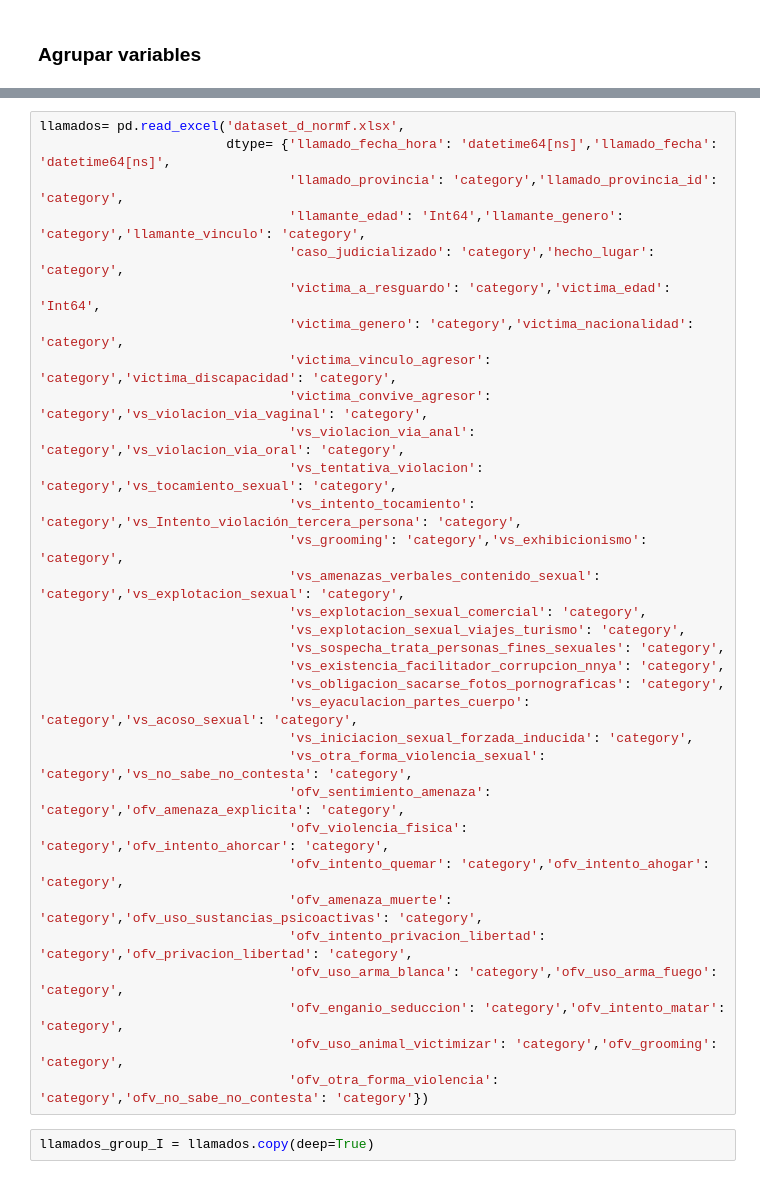
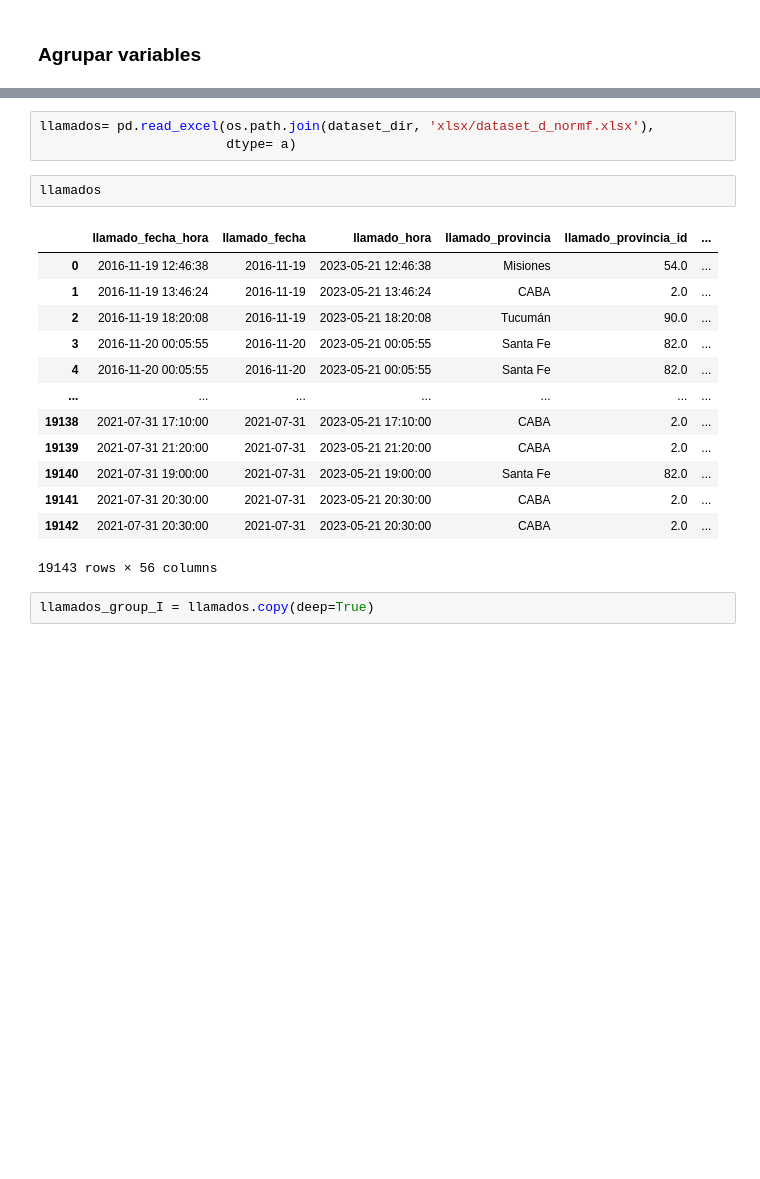
Before and after one commit to VicColombo/linea_137_llamados_vs, a Jupyter notebook: code/notebooks/agrupar_variables.ipynb, the cells around one changed output, grey strips where cells are left out. Drawn from its saved outputs; the diff is of its cells as text; blank space fills up the shorter version.

```diff
--- a/code/notebooks/agrupar_variables.ipynb
+++ b/code/notebooks/agrupar_variables.ipynb
@@ -8,35 +46,22 @@ from herramientas import seteo_agrupador
 # %%
-llamados= pd.read_excel('dataset_d_normf.xlsx',
-                        dtype= {'llamado_fecha_hora': 'datetime64[ns]','llamado_fecha': 'datetime64[ns]',
-                                'llamado_provincia': 'category','llamado_provincia_id': 'category',
-                                'llamante_edad': 'Int64','llamante_genero': 'category','llamante_vinculo': 'category',
-                                'caso_judicializado': 'category','hecho_lugar': 'category',
-                                'victima_a_resguardo': 'category','victima_edad': 'Int64',
-                                'victima_genero': 'category','victima_nacionalidad': 'category',
-                                'victima_vinculo_agresor': 'category','victima_discapacidad': 'category',
-                                'victima_convive_agresor': 'category','vs_violacion_via_vaginal': 'category',
-                                'vs_violacion_via_anal': 'category','vs_violacion_via_oral': 'category',
-                                'vs_tentativa_violacion': 'category','vs_tocamiento_sexual': 'category',
-                                'vs_intento_tocamiento': 'category','vs_Intento_violación_tercera_persona': 'category',
-                                'vs_grooming': 'category','vs_exhibicionismo': 'category',
-                                'vs_amenazas_verbales_contenido_sexual': 'category','vs_explotacion_sexual': 'category',
-                                'vs_explotacion_sexual_comercial': 'category',
-                                'vs_explotacion_sexual_viajes_turismo': 'category',
-                                'vs_sospecha_trata_personas_fines_sexuales': 'category',
-                                'vs_existencia_facilitador_corrupcion_nnya': 'category',
-                                'vs_obligacion_sacarse_fotos_pornograficas': 'category',
-                                'vs_eyaculacion_partes_cuerpo': 'category','vs_acoso_sexual': 'category',
-                                'vs_iniciacion_sexual_forzada_inducida': 'category',
-                                'vs_otra_forma_violencia_sexual': 'category','vs_no_sabe_no_contesta': 'category',
-                                'ofv_sentimiento_amenaza': 'category','ofv_amenaza_explicita': 'category',
-                                'ofv_violencia_fisica': 'category','ofv_intento_ahorcar': 'category',
-                                'ofv_intento_quemar': 'category','ofv_intento_ahogar': 'category',
-                                'ofv_amenaza_muerte': 'category','ofv_uso_sustancias_psicoactivas': 'category',
-                                'ofv_intento_privacion_libertad': 'category','ofv_privacion_libertad': 'category',
-                                'ofv_uso_arma_blanca': 'category','ofv_uso_arma_fuego': 'category',
-                                'ofv_enganio_seduccion': 'category','ofv_intento_matar': 'category',
-                                'ofv_uso_animal_victimizar': 'category','ofv_grooming': 'category',
-                                'ofv_otra_forma_violencia': 'category','ofv_no_sabe_no_contesta': 'category'})
+llamados= pd.read_excel(os.path.join(dataset_dir, 'xlsx/dataset_d_normf.xlsx'),
+                        dtype= a)
+# %%
+llamados
+# %% [output]
+|  | llamado_fecha_hora | llamado_fecha | llamado_hora | llamado_provincia | llamado_provincia_id | ... |
+| 0 | 2016-11-19 12:46:38 | 2016-11-19 | 2023-05-21 12:46:38 | Misiones | 54.0 | ... |
+| 1 | 2016-11-19 13:46:24 | 2016-11-19 | 2023-05-21 13:46:24 | CABA | 2.0 | ... |
+| 2 | 2016-11-19 18:20:08 | 2016-11-19 | 2023-05-21 18:20:08 | Tucumán | 90.0 | ... |
+| 3 | 2016-11-20 00:05:55 | 2016-11-20 | 2023-05-21 00:05:55 | Santa Fe | 82.0 | ... |
+| 4 | 2016-11-20 00:05:55 | 2016-11-20 | 2023-05-21 00:05:55 | Santa Fe | 82.0 | ... |
+| ... | ... | ... | ... | ... | ... | ... |
+| 19138 | 2021-07-31 17:10:00 | 2021-07-31 | 2023-05-21 17:10:00 | CABA | 2.0 | ... |
+| 19139 | 2021-07-31 21:20:00 | 2021-07-31 | 2023-05-21 21:20:00 | CABA | 2.0 | ... |
+| 19140 | 2021-07-31 19:00:00 | 2021-07-31 | 2023-05-21 19:00:00 | Santa Fe | 82.0 | ... |
+| 19141 | 2021-07-31 20:30:00 | 2021-07-31 | 2023-05-21 20:30:00 | CABA | 2.0 | ... |
+| 19142 | 2021-07-31 20:30:00 | 2021-07-31 | 2023-05-21 20:30:00 | CABA | 2.0 | ... |
+19143 rows × 56 columns
 # %%
 llamados_group_I = llamados.copy(deep=True)
 # %% [markdown]
```
Also changed, not shown: parts of 7 cells of this notebook, 17 other files.
